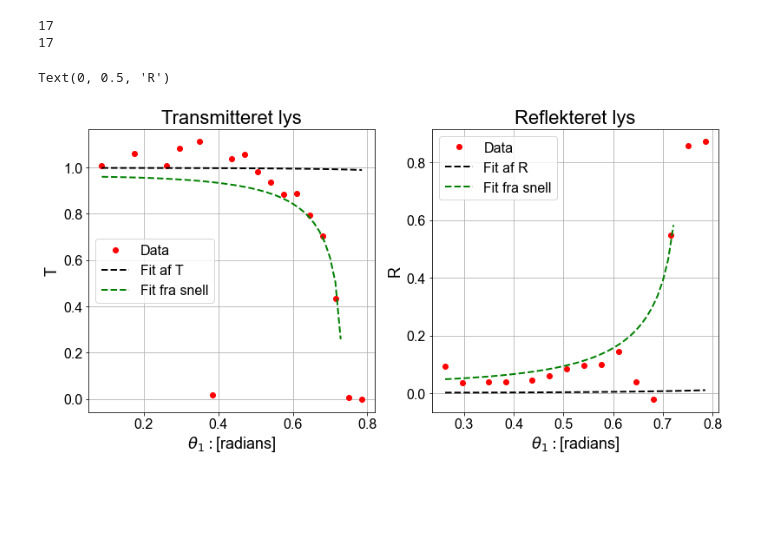
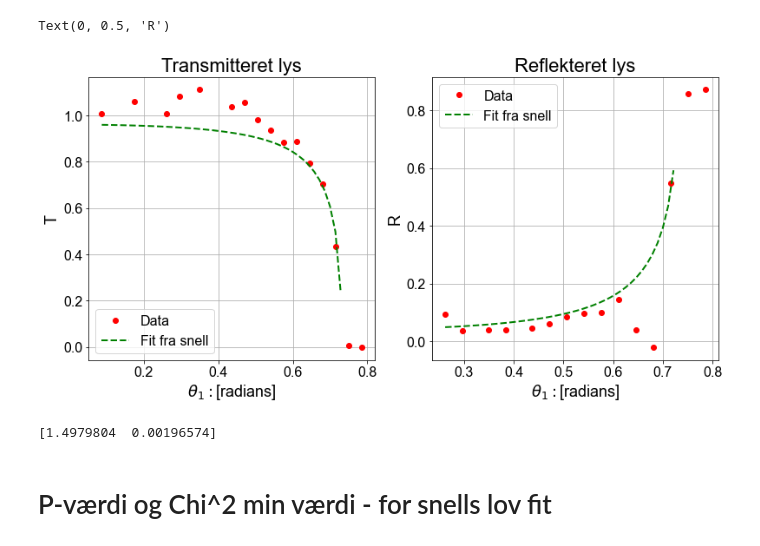
Before and after one commit to Neub28/Experimentel-Physics-2, a Jupyter notebook: Databehandling/Labdag 3/s-polariseret/Databehandling fra glas til luft - s.ipynb, the cells around one changed output. Saved outputs shown, nothing was run; the diff lists cells and outputs as text; code cells hidden in the pictures; blank space fills up the shorter version.

```diff
--- a/Databehandling/Labdag 3/s-polariseret/Databehandling fra glas til luft - s.ipynb
+++ b/Databehandling/Labdag 3/s-polariseret/Databehandling fra glas til luft - s.ipynb
@@ -58,7 +58,7 @@ def get_ts_Vs(t, entries):
         ts[i] = ts12
 
     for i, file in enumerate(entries):
-        dat = io.loadmat(f"C:/Users/nicol/Experimentel Physics/Experimentel-Physics-2/Tredje labdag/Glas til luft/s/Datafiler/{file_dest}/{file}")
+        dat = io.loadmat(f"/Users/karsten/eksperimental/Experimentel-Physics-2/Tredje labdag/glas til luft/s/Datafiler/{file_dest}/{file}")
         V = dat.get("A")
         V = np.reshape(V, (len(V)))
         xs = np.linspace(0, 50, len(V))
@@ -92,7 +112,7 @@ theta2R = np.zeros(len(ts_ref))
 i = 0
 for t1, t2 in ts_trans:
     theta1T[i] = t1
-    theta2T[i] = t2 - t1
+    theta2T[i] = t2 + t1
     i = i + 1
 
 i = 0
@@ -101,14 +121,13 @@ for t1, t2 in ts_ref:
     theta2R[i] = t1
     i = i + 1
 
-theta1T1 = theta1T[0:len(theta1T)-3]
-theta2T1 = theta2T[0:len(theta2T)-3]
+theta1T1 = np.sort(theta1T)[0:len(theta1T) - 2]
+theta2T1 = np.sort(theta2T)[0:len(theta2T) - 2]
 
-print(theta1T1)
-axs[0].plot(np.sort(theta1T1), np.sort(theta2T1), 'o-', c='r', lw=2, label="Data")
-axs[1].plot(np.sort(theta1R), np.sort(theta2R), 'o-', c='r', lw=2, label="Data")
+axs[0].plot(theta1T1, theta2T1, 'o-', c='r', lw=2, label="Data")
+axs[1].plot(theta1R, theta2R, 'o-', c='r', lw=2, label="Data")
 
-nT, pcovT = curve_fit(snell, theta1T1, theta2T1, absolute_sigma=True)
+nT, pcovT = curve_fit(snell, theta1T1, theta2T1)
 nR, pcovR = curve_fit(snell, theta1R, theta2R, absolute_sigma=True)
 
 theta_T = np.linspace(min(theta1T1), max(theta1T1))
@@ -134,62 +153,55 @@ print(nR, nT)
 # %%
 fig, axs = plt.subplots(1,2, figsize=(13,6))
 axs[1].set_title("Reflekteret lys")
 axs[0].set_title("Transmitteret lys")
 
 
 def Rkoef(theta_1, n_komb): #Gælder kun for S polariseret lys
     theta_2 = np.arcsin(n_komb*np.sin(theta_1)) #Indsæt kombination af brydningsindekser, så det passer med f.eks. ns = n_a/n_g, eller omvendt
-    R_s = 1 - np.sin(2*theta_1)*np.sin(2*theta_2)/(np.sin(theta_1 + theta_2)**2) #np.sin(theta_1 - theta_2)**2/(np.sin(theta_1 + theta_2)**2)
+    R_s = np.sin(theta_1 - theta_2)**2/(np.sin(theta_1 + theta_2)**2)
     return R_s
 
 def Tkoef(theta_1, n_komb): #Gælder kun for S polariseret lys
     theta_2 = np.arcsin(n_komb*np.sin(theta_1))
-    T_s = 1 - np.sin(theta_1 - theta_2)**2/(np.sin(theta_1 + theta_2)**2) #np.sin(2*theta_1)*np.sin(2*theta_2)/(np.sin(theta_1 + theta_2)**2)
+    T_s = np.sin(2*theta_1)*np.sin(2*theta_2)/(np.sin(theta_1 + theta_2)**2)
     return T_s
 
-Tl = [] #Fjerner vinkler og punkter, hvor T,R ikke ligger mellem intervallet [0,1]
-Rl = []
-theta_newT = []
-theta_newR = []
 
-for i, a in enumerate(Ts):
-    #if a[0] > 0 and a[0] < 1: #Fjerner dem her
-        Tl.append(a[0])
-        theta_newT.append(theta1T[i])
 
-for i, a in enumerate(Rs):
-    #if a[0] > 0 and a[0] < 1:
-        Rl.append(a[0])
-        theta_newR.append(theta1R[i])
+theta1T_n = np.delete(theta1T, 4)
+Ts_n = np.delete(np.transpose(Ts)[0], 4)
+theta2T_n = np.delete(theta2T, 4)
 
-print(len(Tl))
-print(len(theta_newT))
+for i in range(11):
+    if Ts_n[i] < 0.2:
+        theta1T_n = np.delete(theta1T_n, i)
+        Ts_n = np.delete(Ts_n, i)
+        theta2T_n = np.delete(theta2T_n, i)
+#print(theta1T_n)
 
-nTT, pcovnT = curve_fit(Tkoef, theta_newT, Tl, absolute_sigma=True)
-nRR, pcovnR = curve_fit(Rkoef, theta_newR, Rl, absolute_sigma=True)
 
-theta_T = np.linspace(min(theta_newT), max(theta_newT))
-theta_R = np.linspace(min(theta_newR), max(theta_newR))
+axs[0].plot(theta1T_n, Ts_n, 'o', c='r', label="Data")
+axs[1].plot(theta1R, np.transpose(Rs)[0], 'o', c='r', label="Data")
 
-axs[0].plot(theta_newT, Tl, 'o', c='r', label="Data")
-axs[1].plot(theta_newR, Rl, 'o', c='r', label="Data")
+theta_T = np.linspace(min(theta1T_n), max(theta1T_n))
+theta_R = np.linspace(min(theta1R), max(theta1R))
 
-axs[0].plot(theta_T, Tkoef(theta_T, nTT), ls="--", c="k", lw=2, label="Fit af T")
-axs[1].plot(theta_R, Rkoef(theta_R, nRR), ls="--", c="k", lw=2, label="Fit af R")
-
-axs[0].plot(theta_T, Tkoef(theta_T, 1.497), ls="--", c="g", lw=2, label="Fit fra snell")
-axs[1].plot(theta_R, Rkoef(theta_R, 1.497), ls="--", c="g", lw=2, label="Fit fra snell")
-
+axs[0].plot(theta_T, Tkoef(theta_T, nT), ls="--", c="g", lw=2, label="Fit fra snell")
+axs[1].plot(theta_R, Rkoef(theta_R, nT), ls="--", c="g", lw=2, label="Fit fra snell")
 
 for ax in axs:
     ax.grid()
     ax.legend()
     ax.set_xlabel(r"$\theta_1: $[radians]")
 axs[0].set_ylabel(r"T")
 axs[1].set_ylabel(r"R")
 # %% [output]
-17
-17
+Text(0, 0.5, 'R')
-Text(0, 0.5, 'R')
-[figure, old version]
+[figure, new version]
+# %%
+print(np.transpose(np.array([nT, np.sqrt(np.diag(pcovT))]))[0])
+# %% [output]
+[1.4979804  0.00196574]
+# %% [markdown]
+# P-værdi og Chi^2 min værdi - for snells lov fit
 # %%
```
Also changed, not shown: parts of 8 cells of this notebook, 11 other files.
